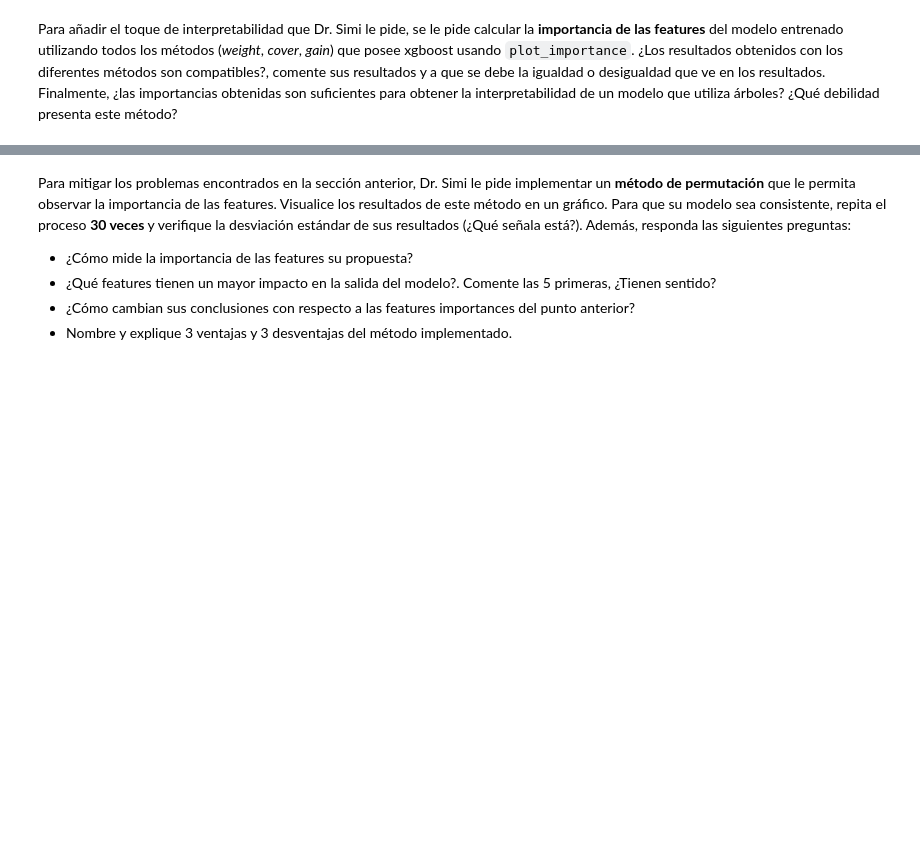
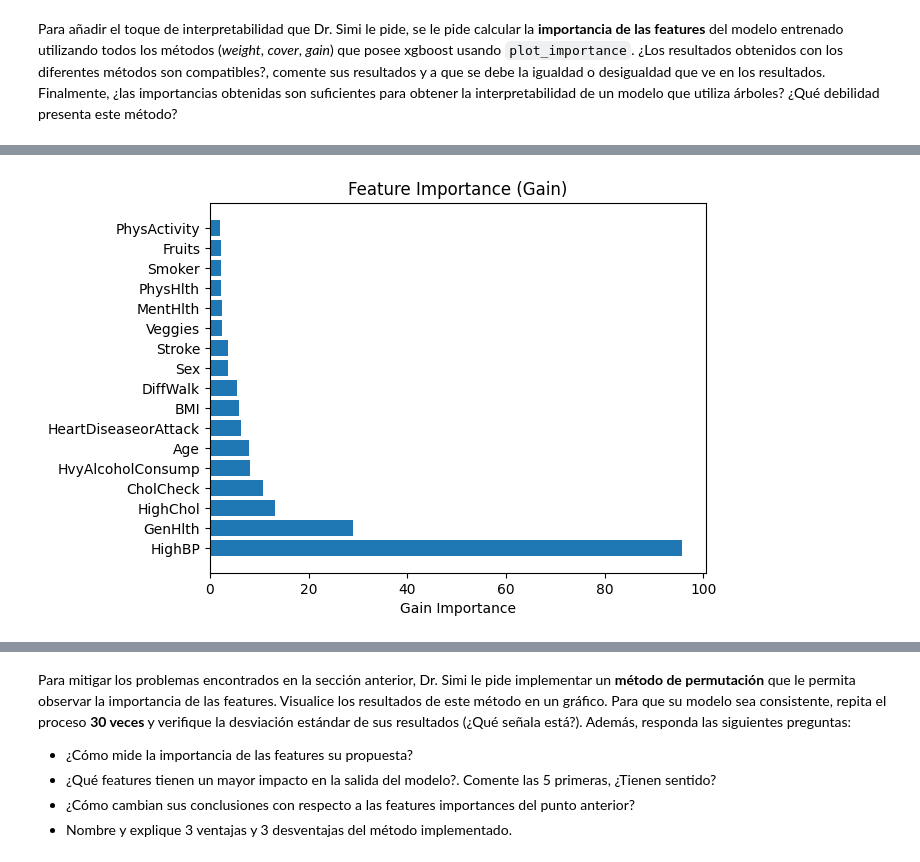
Before and after one commit to tomasaguirre-ignacioalbornoz/MDS7202, a Jupyter notebook: Lab10/Laboratorio10_Enunciado.ipynb, the cells around one changed output, grey strips where cells are left out. Saved outputs shown, nothing was run; the diff lists cells and outputs as text; code cells hidden in the pictures; blank space fills up the shorter version.

```diff
--- a/Lab10/Laboratorio10_Enunciado.ipynb
+++ b/Lab10/Laboratorio10_Enunciado.ipynb
@@ -117,0 +301,28 @@ Para añadir el toque de interpretabilidad que Dr. Simi le pide, se le pide calc
+# %%
+# Obtener el modelo XGBoost del pipeline
+xgb_model = pipeline.named_steps['classifier']
+
+# Obtener la importancia de características
+importances_gain = xgb_model.get_booster().get_score(importance_type='gain')
+
+# Obtener los nombres de las características después del preprocesamiento
+processed_feature_names = get_feature_names(pipeline.named_steps['preprocessor'], df.columns)
+
+# Crear un diccionario que asocie los nombres de características con sus importancias
+feature_importance_dict_gain = {processed_feature_names[int(k[1:])]: v for k, v in importances_gain.items()}
+
+# Ordenar el diccionario por importancia descendente
+sorted_feature_importance_gain = sorted(feature_importance_dict_gain.items(), key=lambda x: x[1], reverse=True)
+
+# Extraer los nombres y las importancias ordenadas
+sorted_feature_names_gain, sorted_importances_gain = zip(*sorted_feature_importance_gain)
+
+# Tomar solo las primeras n características para visualizar
+top_features_gain = 17  # ajusta según tus necesidades
+plt.barh(range(top_features_gain), sorted_importances_gain[:top_features_gain], align="center")
+plt.yticks(range(top_features_gain), sorted_feature_names_gain[:top_features_gain])
+plt.xlabel('Gain Importance')
+plt.title('Feature Importance (Gain)')
+plt.show()
+# %% [output]
+[figure, added]
```
Also changed, not shown: parts of 17 cells of this notebook.
